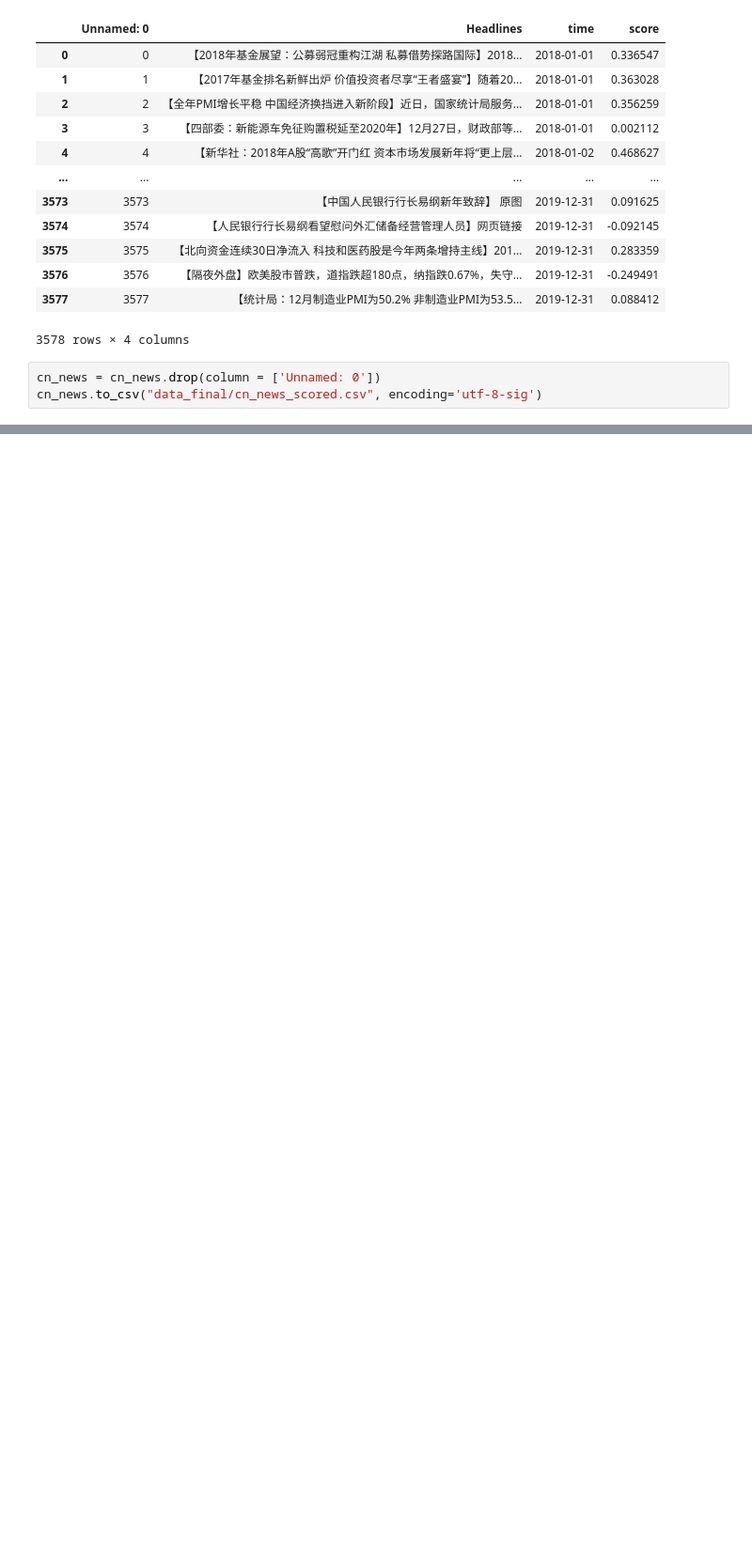
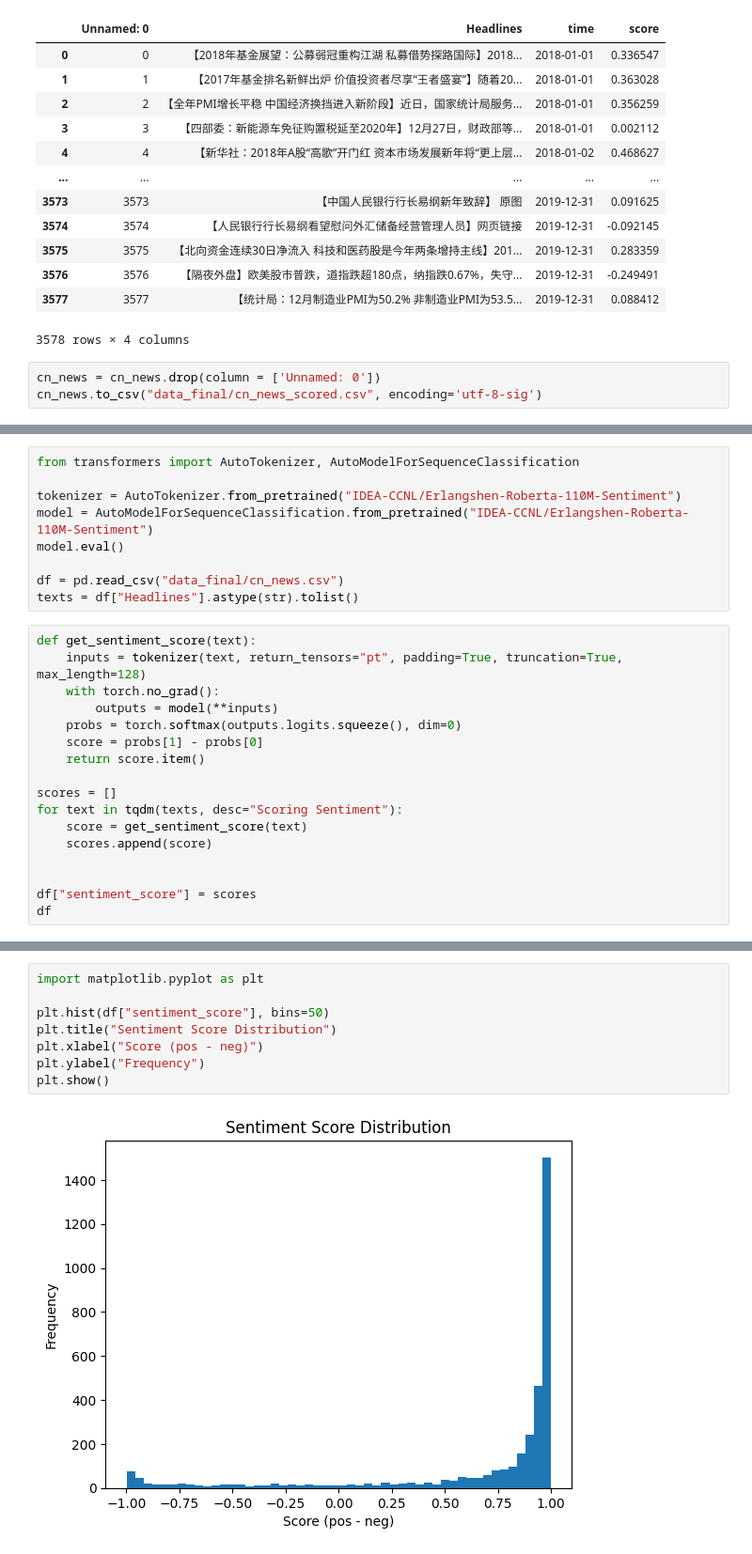
Before and after one commit to JANE-WANG-X/2025, a Jupyter notebook: cn_scoring.ipynb, the cells around one changed output, grey strips where cells are left out. Shown: that part at 94% size. Cells and saved outputs as stored; diff of their text form; blank space fills up the shorter version.

```diff
--- a/cn_scoring.ipynb
+++ b/cn_scoring.ipynb
@@ -215,0 +215,26 @@ cn_news.to_csv("data_final/cn_news_scored.csv", encoding='utf-8-sig')
+# %%
+from transformers import AutoTokenizer, AutoModelForSequenceClassification
+
+tokenizer = AutoTokenizer.from_pretrained("IDEA-CCNL/Erlangshen-Roberta-110M-Sentiment")
+model = AutoModelForSequenceClassification.from_pretrained("IDEA-CCNL/Erlangshen-Roberta-110M-Sentiment")
+model.eval()
+
+df = pd.read_csv("data_final/cn_news.csv")
+texts = df["Headlines"].astype(str).tolist()
+# %%
+def get_sentiment_score(text):
+    inputs = tokenizer(text, return_tensors="pt", padding=True, truncation=True, max_length=128)
+    with torch.no_grad():
+        outputs = model(**inputs)
+    probs = torch.softmax(outputs.logits.squeeze(), dim=0)
+    score = probs[1] - probs[0]
+    return score.item()
+
+scores = []
+for text in tqdm(texts, desc="Scoring Sentiment"):
+    score = get_sentiment_score(text)
+    scores.append(score)
+
+
+df["sentiment_score"] = scores
+df
@@ -215,0 +255,10 @@ cn_news.to_csv("data_final/cn_news_scored.csv", encoding='utf-8-sig')
+# %%
+import matplotlib.pyplot as plt
+
+plt.hist(df["sentiment_score"], bins=50)
+plt.title("Sentiment Score Distribution")
+plt.xlabel("Score (pos - neg)")
+plt.ylabel("Frequency")
+plt.show()
+# %% [output]
+[figure, added]
```
Also changed, not shown: parts of 6 cells of this notebook, 1 other file.
